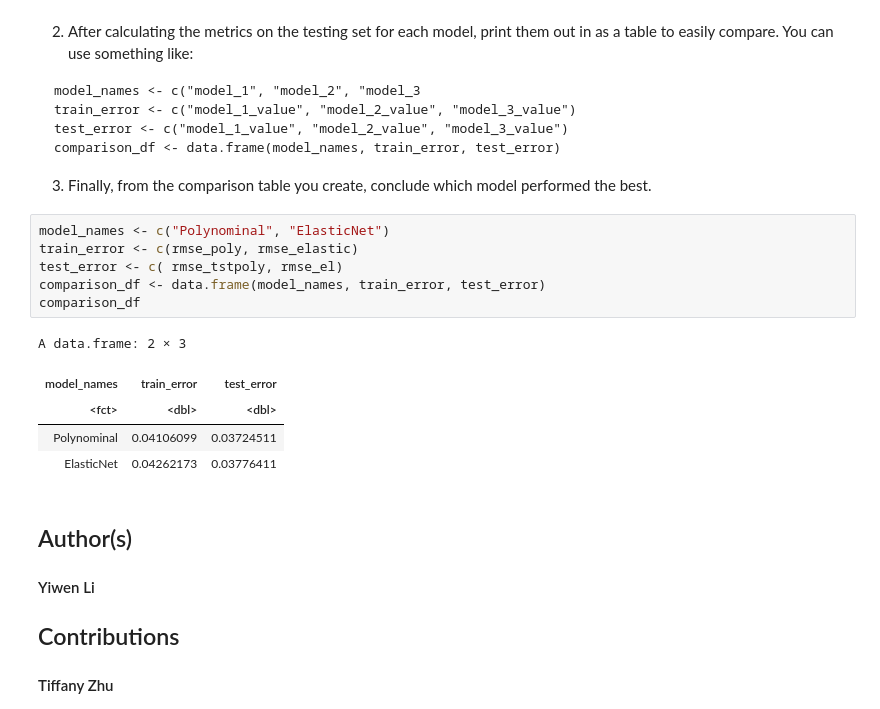
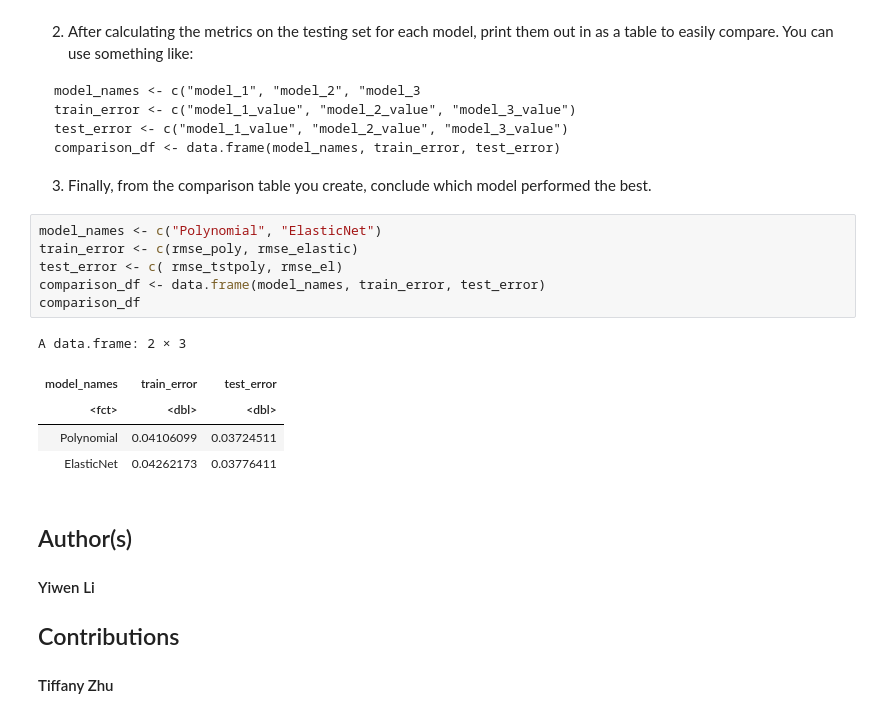
Before and after one commit to Siculanus/Projects, a Jupyter notebook: IBM-Data-Analysis-with-R.ipynb, the cells around one changed output. Cells and saved outputs as stored; diff of their text form.

Commit message:
Add files via upload
IBM Project Assignment - Data Analysis and Modeling with R.

````diff
--- a/IBM-Data-Analysis-with-R.ipynb
+++ b/IBM-Data-Analysis-with-R.ipynb
@@ -462,16 +468,16 @@ comparison_df <- data.frame(model_names, train_error, test_error)
 ```
 3. Finally, from the comparison table you create, conclude which model performed the best.
 # %%
-model_names <- c("Polynominal", "ElasticNet")
+model_names <- c("Polynomial", "ElasticNet")
 train_error <- c(rmse_poly, rmse_elastic)
 test_error <- c( rmse_tstpoly, rmse_el)
 comparison_df <- data.frame(model_names, train_error, test_error)
 comparison_df
 # %% [output]
 A data.frame: 2 × 3
 | model_names | train_error | test_error |
 | <fct> | <dbl> | <dbl> |
-| Polynominal | 0.04106099 | 0.03724511 |
+| Polynomial | 0.04106099 | 0.03724511 |
 | ElasticNet | 0.04262173 | 0.03776411 |
 # %% [markdown]
 ## Author(s)
````
Also changed, not shown: parts of 1 cell of this notebook.
